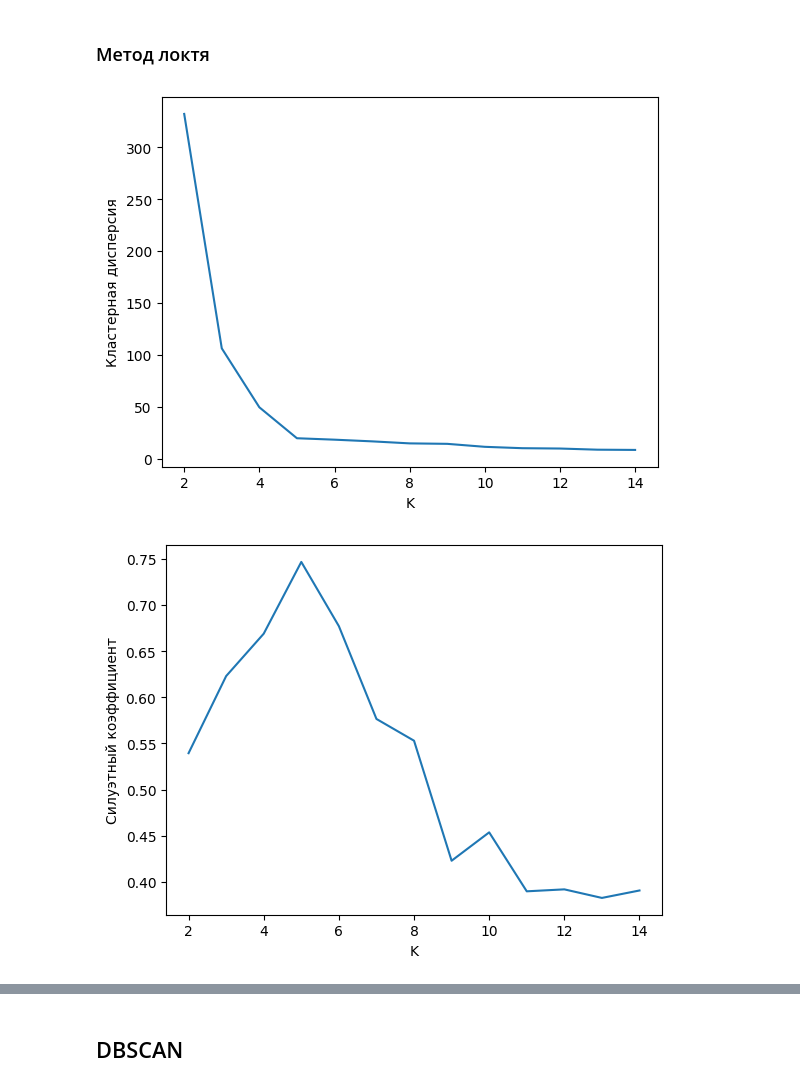
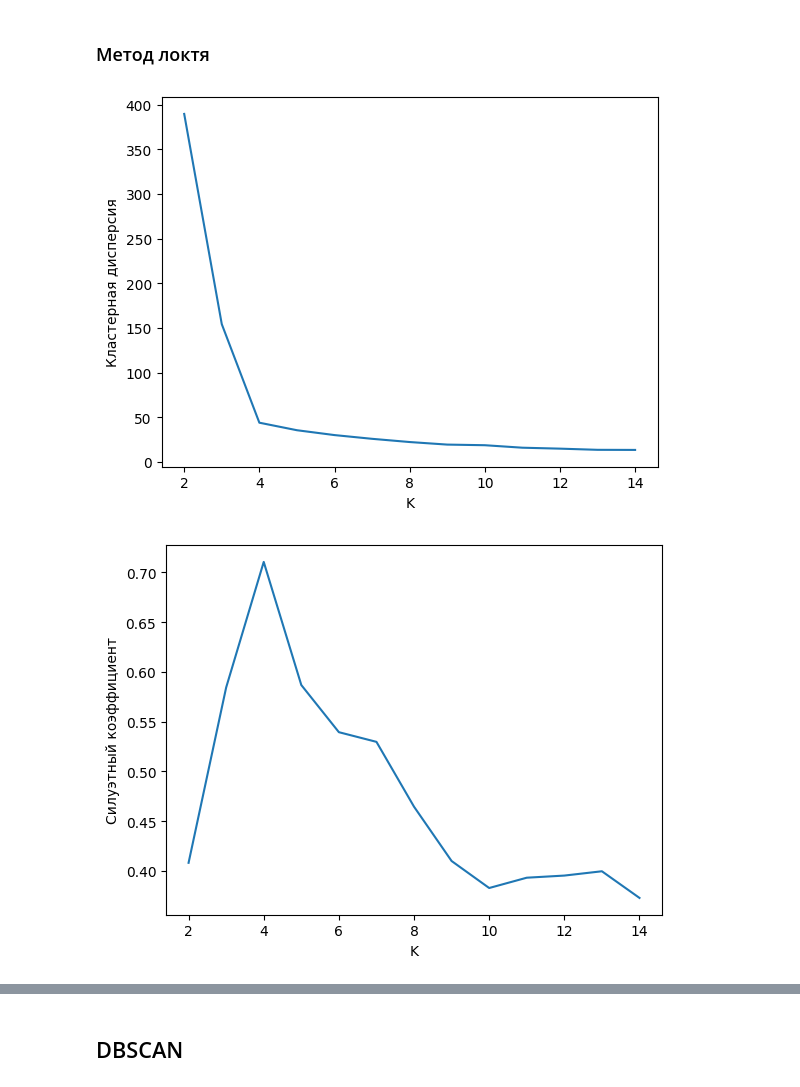
Before and after one commit to KolodnitskyIlya/ML-labs, a Jupyter notebook: lab_5/lab_5.ipynb, the cells around one changed output, grey strips where cells are left out. Saved outputs shown, nothing was run; the diff lists cells and outputs as text; code cells hidden in the pictures.

```diff
--- a/lab_5/lab_5.ipynb
+++ b/lab_5/lab_5.ipynb
@@ -15,7 +25,13 @@ from sklearn.metrics import silhouette_score
+# %%
+def elbow_method(metric, y_label):
+    plt.plot(range(2, 15), metric)
+    plt.xlabel("K")
+    plt.ylabel(y_label)
+    plt.show()
 # %% [markdown]
 # Загрузка и подготовка синтетических данных
 # %%
-dataset_1 = make_classification(n_samples=2000, n_features=10)
+dataset_1 = make_classification(n_samples=2000, n_features=3, n_informative=2, n_redundant=1)
 dataset_2 = make_blobs(n_samples=300, n_features=2, centers=5)
 
 X_1, y_1 = dataset_1
@@ -39,17 +57,11 @@ for i in range(2, 15):
 # %% [markdown]
 ### Метод локтя
 # %%
-plt.plot(range(2, 15), WSS)
-plt.xlabel("K")
-plt.ylabel('Кластерная дисперсия')
-plt.show()
+elbow_method(WSS, y_label='Кластерная дисперсия')
 # %% [output]
-[figure, old version]
+[figure, new version]
 # %%
-plt.plot(range(2, 15), silhouette_scores)
-plt.xlabel("K")
-plt.ylabel('Силуэтный коэффициент')
-plt.show()
+elbow_method(silhouette_scores, y_label='Силуэтный коэффициент')
 # %% [output]
-[figure, old version]
+[figure, new version]
 # %%
```
Also changed, not shown: parts of 73 cells of this notebook.
